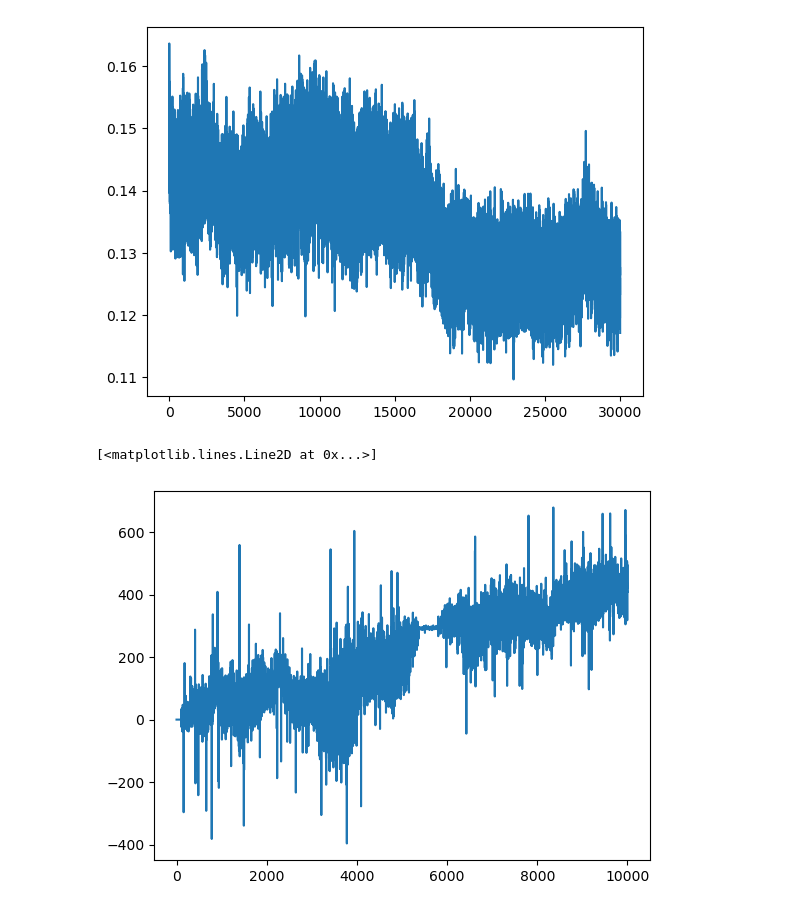
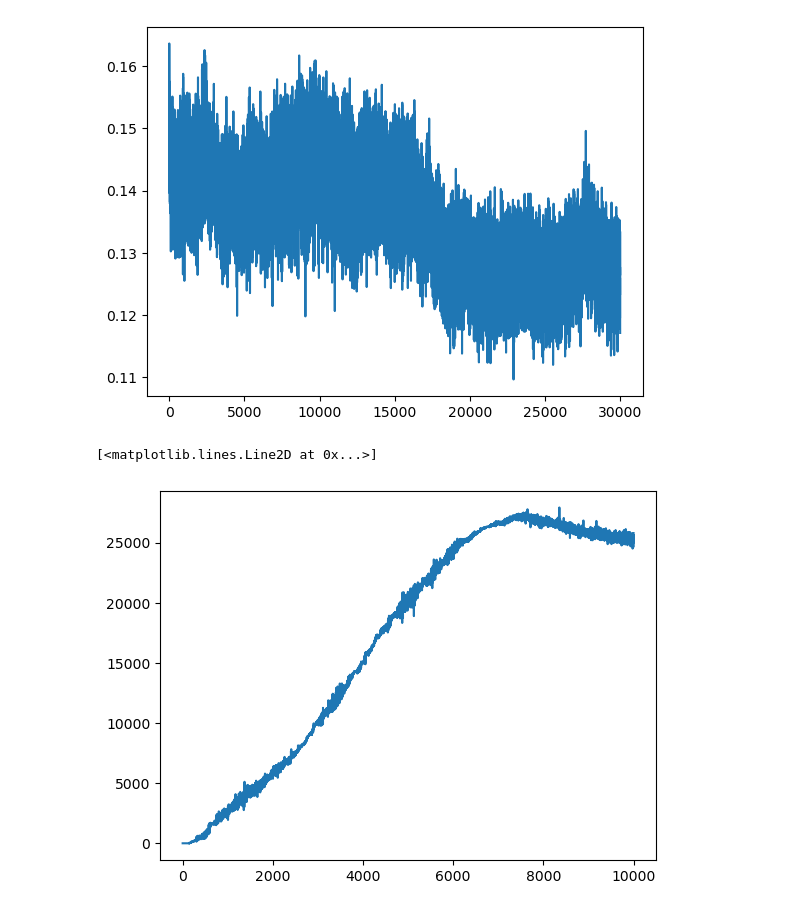
Before and after one commit to Edwin-yin/imc-prosperity-2, a Jupyter notebook: round3_new/vol_smile_check.ipynb, the cells around one changed output. Saved outputs shown, nothing was run; the diff lists cells and outputs as text; code cells hidden in the pictures.

```diff
--- a/round3_new/vol_smile_check.ipynb
+++ b/round3_new/vol_smile_check.ipynb
@@ -745,9 +761,9 @@ option['implied_volatility'].plot()
 [figure]
 # %%
 import json
-with open("pnl_history_day_0.json", "r") as f:
+with open("pnl_history_day_2.json", "r") as f:
     pnl_history = json.load(f)
-plt.plot(pd.Series(pnl_history['VOLCANIC_ROCK'], dtype=np.float64).ffill().to_numpy() + pd.Series(pnl_history['VOLCANIC_ROCK_VOUCHER_10000'], dtype=np.float64).ffill().to_numpy())
+plt.plot(pd.Series(pnl_history['VOLCANIC_ROCK'], dtype=np.float64).ffill().to_numpy() + pd.Series(pnl_history['VOLCANIC_ROCK_VOUCHER_10000'], dtype=np.float64).ffill().to_numpy() + pd.Series(pnl_history['VOLCANIC_ROCK_VOUCHER_10250'], dtype=np.float64).ffill().to_numpy() + pd.Series(pnl_history['VOLCANIC_ROCK_VOUCHER_10500'], dtype=np.float64).ffill().to_numpy())
 # %% [output]
 [<matplotlib.lines.Line2D at 0x...>]
-[figure, old version]
+[figure, new version]
```
Also changed, not shown: parts of 39 cells of this notebook, 32 other files.
